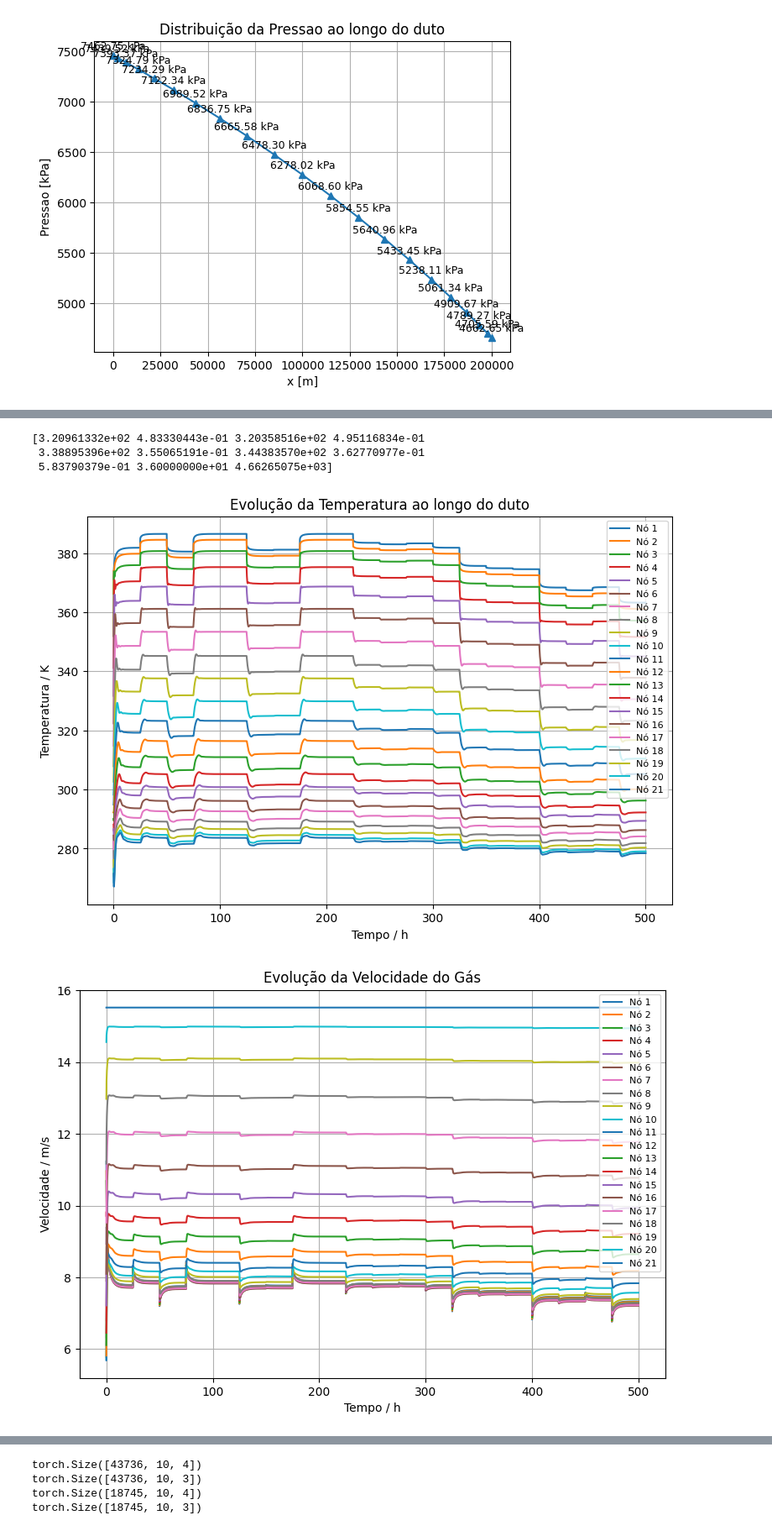
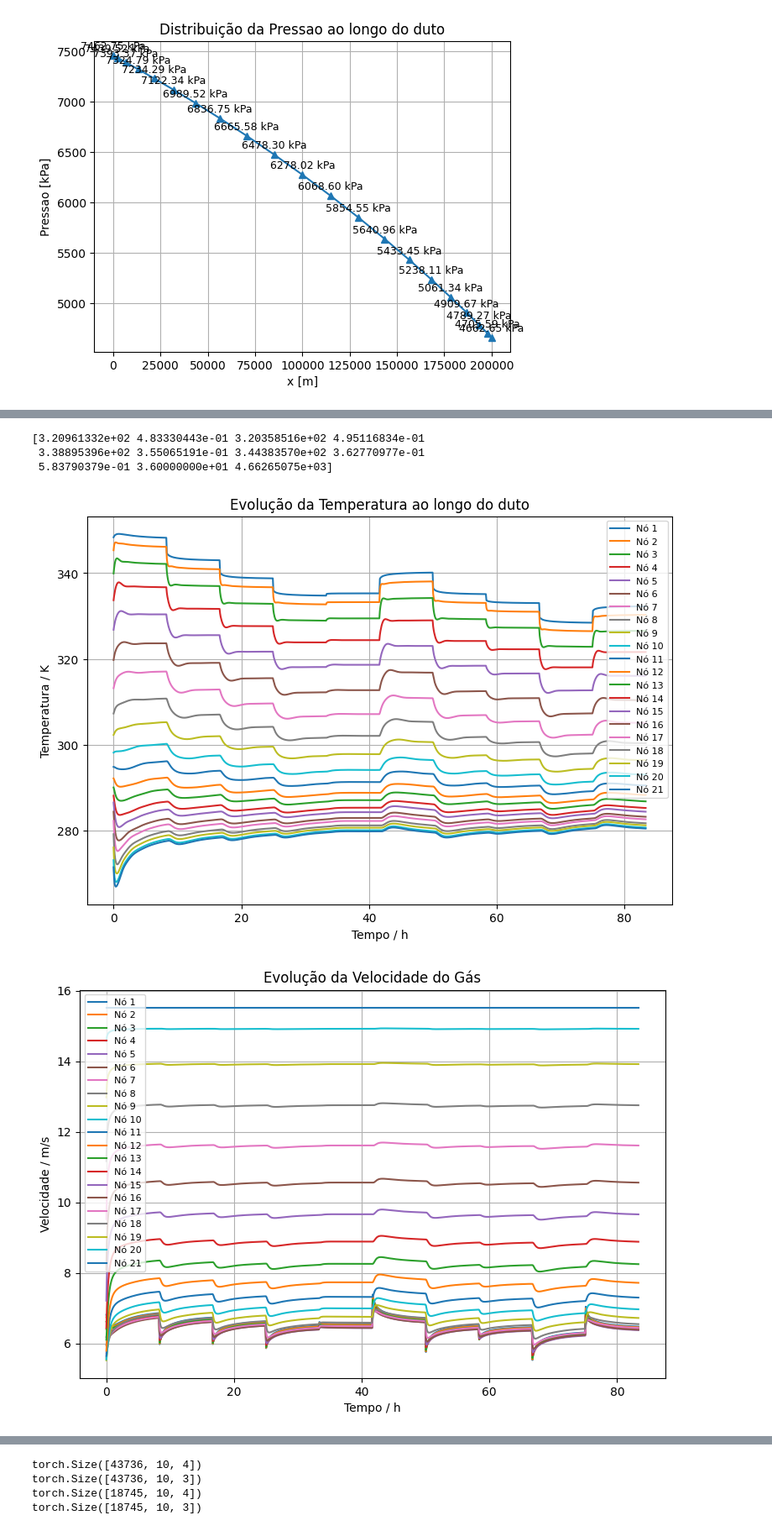
Before and after one commit to MMatheusB/UFBA, a Jupyter notebook: Duto_Rede_de_gas/PSE_NE_2025/RNN_1_Duto.ipynb, the cells around one changed output, grey strips where cells are left out. Shown at 84% size. Cells and saved outputs as stored; diff of their text form; code cells hidden in the pictures.

```diff
--- a/Duto_Rede_de_gas/PSE_NE_2025/RNN_1_Duto.ipynb
+++ b/Duto_Rede_de_gas/PSE_NE_2025/RNN_1_Duto.ipynb
@@ -266,31 +266,31 @@ print(sequencia_rot)
 # %%
 meu_sistema = duto_casadi(gas, visc, compressor=compressor, Lc=200000.0, D=0.42)
 # --- Condições iniciais ---
 T0 = T_sol_estc
 V0 = V_sol_estc
 w0 = w_sol_estc
 gas_temp = gas.copy_change_conditions(T_sol_estc[-1], None, V_sol_estc[-1], 'gas')
 y0 = np.empty(n_nodes * 3)
 y0[0::3] = T0
 y0[1::3] = V0
 y0[2::3] = w0
 z0 = z_sol + [rho * A * w_sol_estc[0], gas_temp.P]
 y0 = np.array(y0, dtype=float)
 z0 = np.array(z0, dtype=float)
 print(z0)
 u0 = np.array([700.0, 4000, 300.0, 2.1506])
 dt = 300
 # --- Simulação temporal ---
 n_steps = 1500 # número de passos
 t_sim = np.linspace(0, n_steps * dt, n_steps)
 y_sol = np.zeros((n_steps, len(y0)))
 
 sim = SimuladorDuto(meu_sistema)
-resultados = sim.run(y0, z0, u0, 20, 300, sequencia_rot, dt)
+resultados = sim.run(y0, z0, u0, 10, 100, sequencia_rot, dt)
 sim.plotar()
 # %% [output]
 [3.20961332e+02 4.83330443e-01 3.20358516e+02 4.95116834e-01
  3.38895396e+02 3.55065191e-01 3.44383570e+02 3.62770977e-01
  5.83790379e-01 3.60000000e+01 4.66265075e+03]
-[figure, old version]
+[figure, new version]
-[figure, old version]
+[figure, new version]
```
Also changed, not shown: parts of 7 cells of this notebook, 1 other file.
